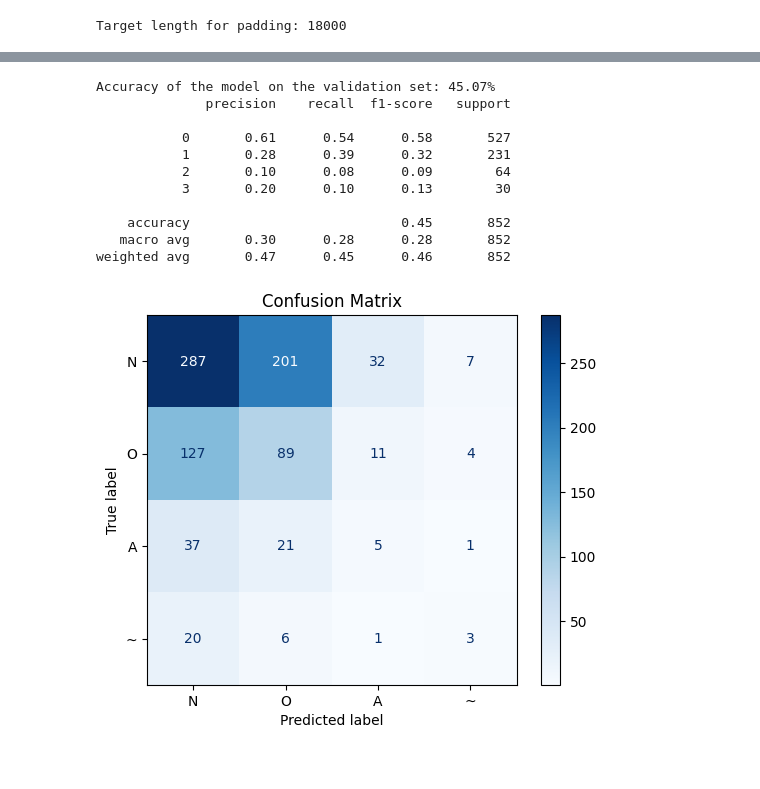
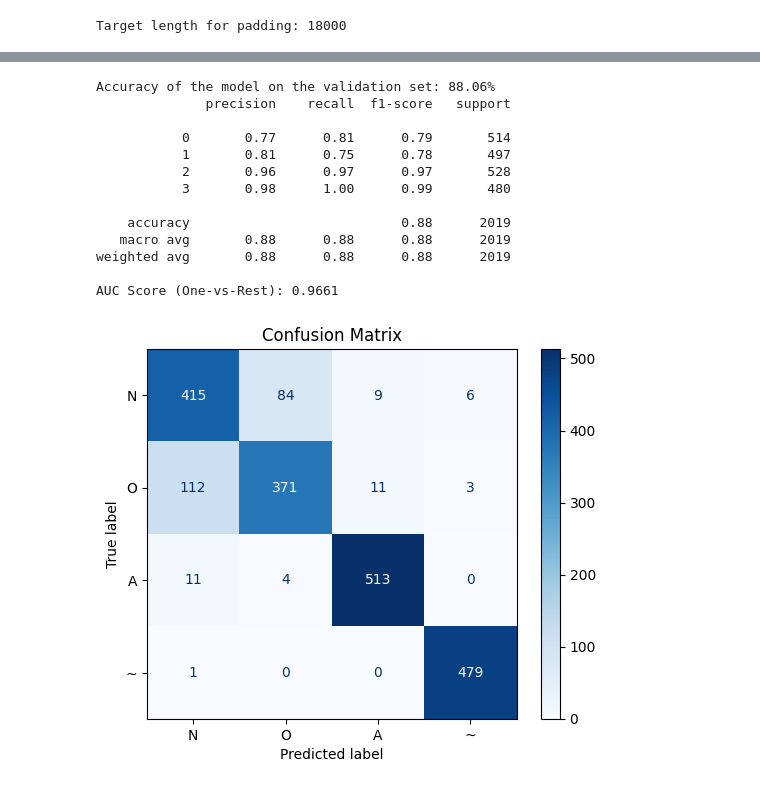
Before and after one commit to ThomasBenzshawel/mini_proj_3, a Jupyter notebook: project.ipynb, the cells around one changed output, grey strips where cells are left out. Cells and saved outputs as stored; diff of their text form; code cells hidden in the pictures.

```diff
--- a/project.ipynb
+++ b/project.ipynb
@@ -122,0 +219,6 @@ Target length for padding: 18000
+# %%
+# load the resampled data and labels
+X_resampled = np.load('X_resampled.npy')
+y_resampled = np.load('y_resampled.npy')
+print(f"Loaded resampled data shape: {X_resampled.shape}")
+print(f"Loaded resampled labels shape: {y_resampled.shape}")
@@ -187,7 +235,7 @@ from sklearn.model_selection import train_test_split
 
 
 # Split the data into training and testing sets
-X_train, X_test, y_train, y_test = train_test_split(remaining_data, remaining_labels, test_size=0.2, random_state=42)
+X_train, X_test, y_train, y_test = train_test_split(X_resampled_tensor, y_resampled_tensor, test_size=0.2)
 
 print(f"Training data shape: {X_train.shape}, Training labels shape: {y_train.shape}")
 print(f"Testing data shape: {X_test.shape}, Testing labels shape: {y_test.shape}")
@@ -305,13 +396,15 @@ ConvNN(
 # %%
 device = torch.device("cuda" if torch.cuda.is_available() else "cpu")
 model.to(device)
+criterion = nn.CrossEntropyLoss(weight=class_weights.to(device))
 print(f"Using device: {device}")
 
 # Training loop
-num_epochs = 10
+num_epochs = 30
 batch_size = 32
 train_loss_history = []
 test_loss_history = []
+best_val_loss = float('inf')
 
 train_dataset = ECGDataset(X_train, y_train)
 train_loader = DataLoader(train_dataset, batch_size=batch_size, shuffle=True)
@@ -334,7 +427,7 @@ for epoch in range(num_epochs):
         epch_loss += loss.item()
     epch_loss /= len(train_loader)
     train_loss_history.append(epch_loss)
-    print(f"Epoch {epoch + 1}/{num_epochs}, Loss: {epch_loss}")
+    print(f"Epoch {epoch + 1}/{num_epochs}, Train Loss: {epch_loss}")
 
     # Testing loop
     model.eval()
@@ -348,6 +441,11 @@ for epoch in range(num_epochs):
             val_loss += loss.item()
     val_loss /= len(test_loader)
     test_loss_history.append(val_loss)
+    if val_loss < best_val_loss:
+        best_val_loss = val_loss
+        # Save the model
+        torch.save(model.state_dict(), 'best_model.pth')
+        print(f"Model saved at epoch {epoch + 1} with test loss {val_loss}")
 
     print(f"Epoch {epoch + 1}/{num_epochs}, Test Loss: {val_loss}")
 
@@ -369,47 +479,72 @@ Epoch 2/10, Test Loss: 3.610988572239876
 # %%
-from sklearn.metrics import classification_report, f1_score
-from sklearn.metrics import confusion_matrix, ConfusionMatrixDisplay
+from sklearn.metrics import classification_report, f1_score, roc_auc_score, confusion_matrix, ConfusionMatrixDisplay
+import numpy as np
+
+# Load the best model
+model.load_state_dict(torch.load('best_model.pth'))
+# Move the model to the device
+model.to(device)
 
 # Evaluation loop
 y_pred = []
 y_true = []
+y_prob = []
 model.eval()
 correct = 0
 total = 0
 with torch.no_grad():
     for batch in val_loader:
         X_batch, y_batch = batch
         X_batch, y_batch = X_batch.to(device), y_batch.to(device)
         outputs = model(X_batch.unsqueeze(1))
         _, predicted = torch.max(outputs.data, 1)
+
+        # Get probabilities with softmax
+        probabilities = torch.nn.functional.softmax(outputs, dim=1)
+        y_prob.extend(probabilities.cpu().numpy())
+
         total += y_batch.size(0)
         correct += (predicted == y_batch).sum().item()
         y_pred.extend(predicted.cpu().numpy())
         y_true.extend(y_batch.cpu().numpy())
+
 accuracy = 100 * correct / total
 print(f"Accuracy of the model on the validation set: {accuracy:.2f}%")
 
 # Compute the confusion matrix, f1 score for each class, and the classification report
 confusion = confusion_matrix(y_true, y_pred)
 report = classification_report(y_true, y_pred)
+print(report)
 
-print(report)
+# Calculate AUC score
+# Convert to one-hot encoding for multi-class AUC
+y_true_one_hot = np.eye(len(label_map))[y_true]
+# For multi-class, we calculate ROC AUC with one-vs-rest approach
+if len(label_map) > 2:
+    auc_score = roc_auc_score(y_true_one_hot, y_prob, multi_class='ovr')
+    print(f"AUC Score (One-vs-Rest): {auc_score:.4f}")
+else:
+    # For binary classification, just use the probability of class 1
+    auc_score = roc_auc_score(y_true, [prob[1] for prob in y_prob])
+    print(f"AUC Score: {auc_score:.4f}")
 
 # Plot the confusion matrix
 disp = ConfusionMatrixDisplay(confusion, display_labels=label_map.keys())
 disp.plot(cmap=plt.cm.Blues)
 plt.title("Confusion Matrix")
 plt.show()
 # %% [output]
-Accuracy of the model on the validation set: 45.07%
+Accuracy of the model on the validation set: 88.06%
               precision    recall  f1-score   support
 
-           0       0.61      0.54      0.58       527
-           1       0.28      0.39      0.32       231
-           2       0.10      0.08      0.09        64
-           3       0.20      0.10      0.13        30
+           0       0.77      0.81      0.79       514
+           1       0.81      0.75      0.78       497
+           2       0.96      0.97      0.97       528
+           3       0.98      1.00      0.99       480
 
-    accuracy                           0.45       852
-   macro avg       0.30      0.28      0.28       852
-weighted avg       0.47      0.45      0.46       852
+    accuracy                           0.88      2019
+   macro avg       0.88      0.88      0.88      2019
+weighted avg       0.88      0.88      0.88      2019
+
+AUC Score (One-vs-Rest): 0.9661
-[figure, old version]
+[figure, new version]
```
Also changed, not shown: parts of 10 cells of this notebook, 1 other file.
